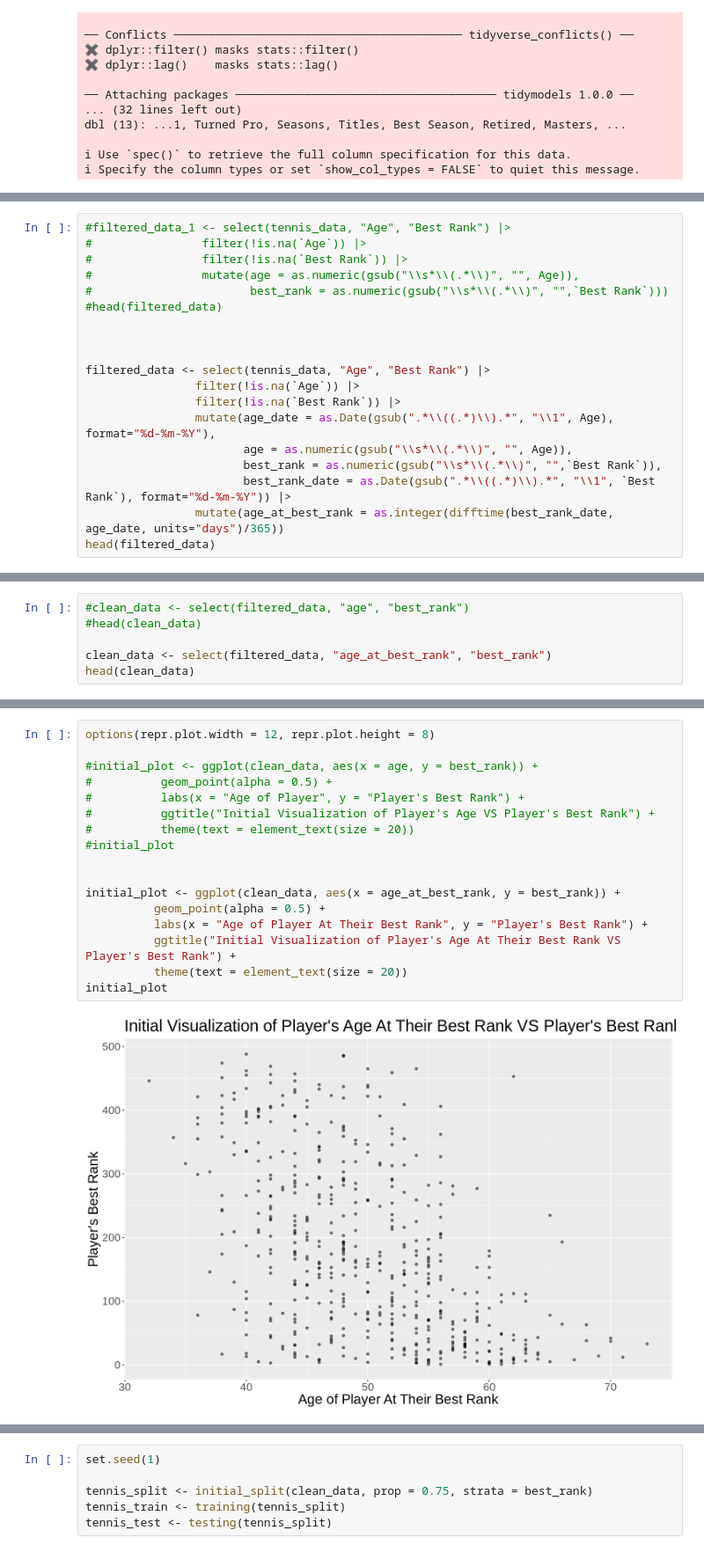
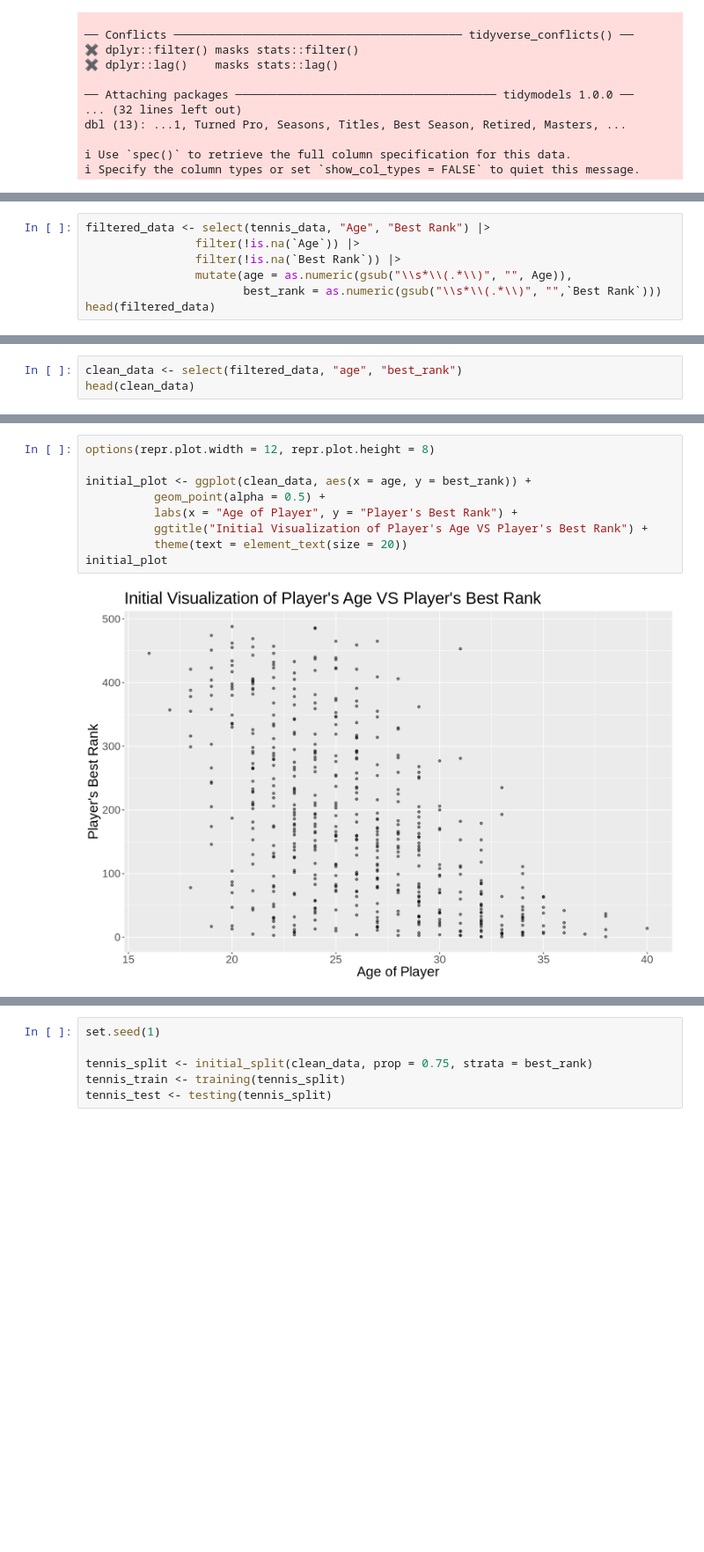
Before and after one commit to racheldemello/dsci-100-2023w-group39-007, a Jupyter notebook: ProjectReport.ipynb, the cells around one changed output, grey strips where cells are left out. Shown at 88% size. Drawn from its saved outputs; the diff is of its cells as text; blank space fills up the shorter version.

```diff
--- a/ProjectReport.ipynb
+++ b/ProjectReport.ipynb
@@ -46,20 +54,8 @@ Next, we create two new columns named "age" and "best_rank", which contain just
 # %%
-#filtered_data_1 <- select(tennis_data, "Age", "Best Rank") |>
-#                filter(!is.na(`Age`)) |>
-#                filter(!is.na(`Best Rank`)) |>
-#                mutate(age = as.numeric(gsub("\\s*\\(.*\\)", "", Age)),
-#                       best_rank = as.numeric(gsub("\\s*\\(.*\\)", "",`Best Rank`)))
-#head(filtered_data)
-
-
-
 filtered_data <- select(tennis_data, "Age", "Best Rank") |>
                 filter(!is.na(`Age`)) |>
                 filter(!is.na(`Best Rank`)) |>
-                mutate(age_date = as.Date(gsub(".*\\((.*)\\).*", "\\1", Age), format="%d-%m-%Y"),
-                       age = as.numeric(gsub("\\s*\\(.*\\)", "", Age)),
-                       best_rank = as.numeric(gsub("\\s*\\(.*\\)", "",`Best Rank`)),
-                       best_rank_date = as.Date(gsub(".*\\((.*)\\).*", "\\1", `Best Rank`), format="%d-%m-%Y")) |>
-                mutate(age_at_best_rank = as.integer(difftime(best_rank_date, age_date, units="days")/365))
+                mutate(age = as.numeric(gsub("\\s*\\(.*\\)", "", Age)),
+                       best_rank = as.numeric(gsub("\\s*\\(.*\\)", "",`Best Rank`)))
 head(filtered_data)
 # %% [output]
@@ -77,8 +73,5 @@ We now select the age and best_rank columns from "filtered_data" that just conta
 # %%
-#clean_data <- select(filtered_data, "age", "best_rank")
-#head(clean_data)
-
-clean_data <- select(filtered_data, "age_at_best_rank", "best_rank")
+clean_data <- select(filtered_data, "age", "best_rank")
 head(clean_data)
 # %% [output]
 A tibble: 6 × 2
@@ -95,20 +88,12 @@ We now do our initial visualizaion to see whether a player's age will be a good
 # %%
 options(repr.plot.width = 12, repr.plot.height = 8)
 
-#initial_plot <- ggplot(clean_data, aes(x = age, y = best_rank)) +
-#          geom_point(alpha = 0.5) +
-#          labs(x = "Age of Player", y = "Player's Best Rank") +
-#          ggtitle("Initial Visualization of Player's Age VS Player's Best Rank") +
-#          theme(text = element_text(size = 20))
-#initial_plot
-
-
-initial_plot <- ggplot(clean_data, aes(x = age_at_best_rank, y = best_rank)) +
+initial_plot <- ggplot(clean_data, aes(x = age, y = best_rank)) +
           geom_point(alpha = 0.5) +
-          labs(x = "Age of Player At Their Best Rank", y = "Player's Best Rank") +
-          ggtitle("Initial Visualization of Player's Age At Their Best Rank VS Player's Best Rank") +
+          labs(x = "Age of Player", y = "Player's Best Rank") +
+          ggtitle("Initial Visualization of Player's Age VS Player's Best Rank") +
           theme(text = element_text(size = 20))
 initial_plot
 # %% [output]
-[figure, old version]
+[figure, new version]
 # %% [markdown]
```
Also changed, not shown: parts of 22 cells of this notebook.
